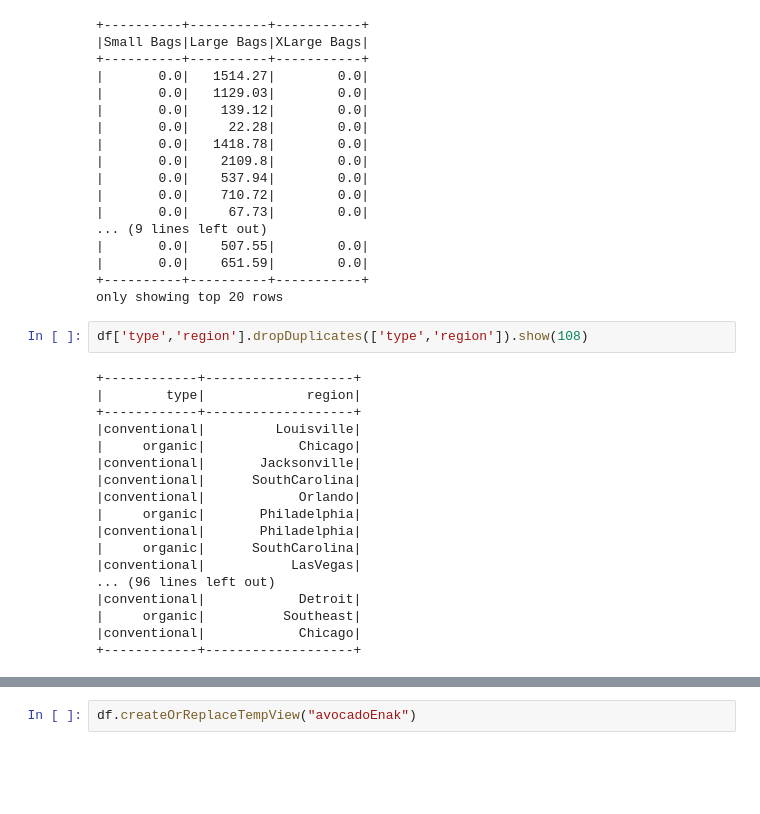
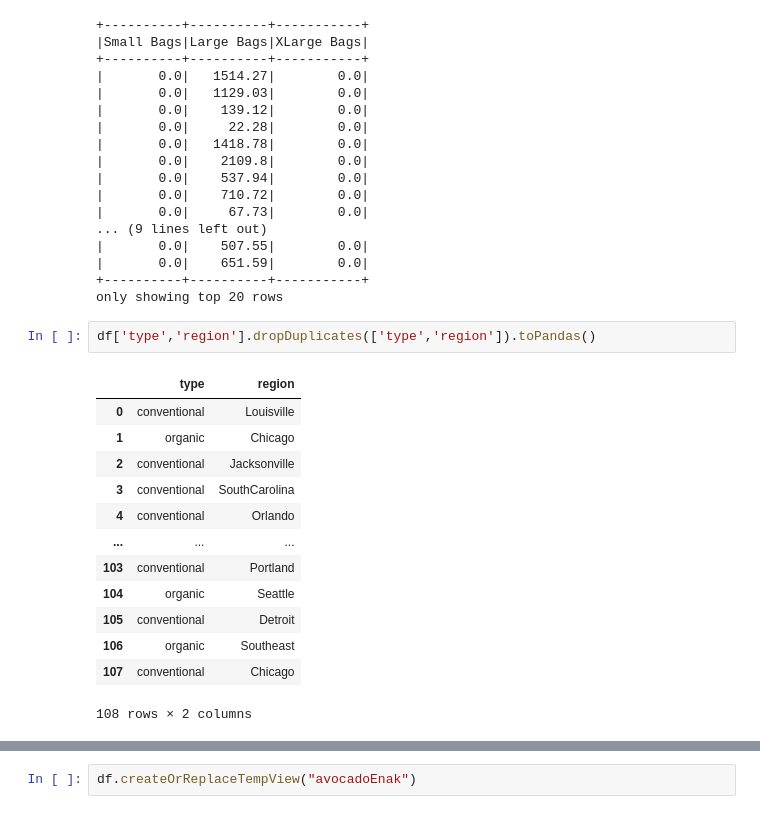
Before and after one commit to wirarama/bigdata2022, a Jupyter notebook: pysparkTutorial.ipynb, the cells around one changed output, grey strips where cells are left out. Drawn from its saved outputs; the diff is of its cells as text; blank space fills up the shorter version.

```diff
--- a/pysparkTutorial.ipynb
+++ b/pysparkTutorial.ipynb
@@ -186,25 +183,21 @@ df['Small Bags','Large Bags','XLarge Bags'].filter((df['Small Bags']<2.0) & (df[
 +----------+----------+-----------+
 only showing top 20 rows
 # %%
-df['type','region'].dropDuplicates(['type','region']).show(108)
+df['type','region'].dropDuplicates(['type','region']).toPandas()
 # %% [output]
+|  | type | region |
+| 0 | conventional | Louisville |
+| 1 | organic | Chicago |
+| 2 | conventional | Jacksonville |
+| 3 | conventional | SouthCarolina |
+| 4 | conventional | Orlando |
+| ... | ... | ... |
+| 103 | conventional | Portland |
+| 104 | organic | Seattle |
+| 105 | conventional | Detroit |
+| 106 | organic | Southeast |
+| 107 | conventional | Chicago |
-+------------+-------------------+
-|        type|             region|
-+------------+-------------------+
-|conventional|         Louisville|
-|     organic|            Chicago|
-|conventional|       Jacksonville|
-|conventional|      SouthCarolina|
-|conventional|            Orlando|
-|     organic|       Philadelphia|
-|conventional|       Philadelphia|
-|     organic|      SouthCarolina|
-|conventional|           LasVegas|
-... (96 lines left out)
-|conventional|            Detroit|
-|     organic|          Southeast|
-|conventional|            Chicago|
-+------------+-------------------+
+108 rows × 2 columns
 # %%
 df.distinct().count()
 # %% [output]
```
Also changed, not shown: parts of 9 cells of this notebook.
